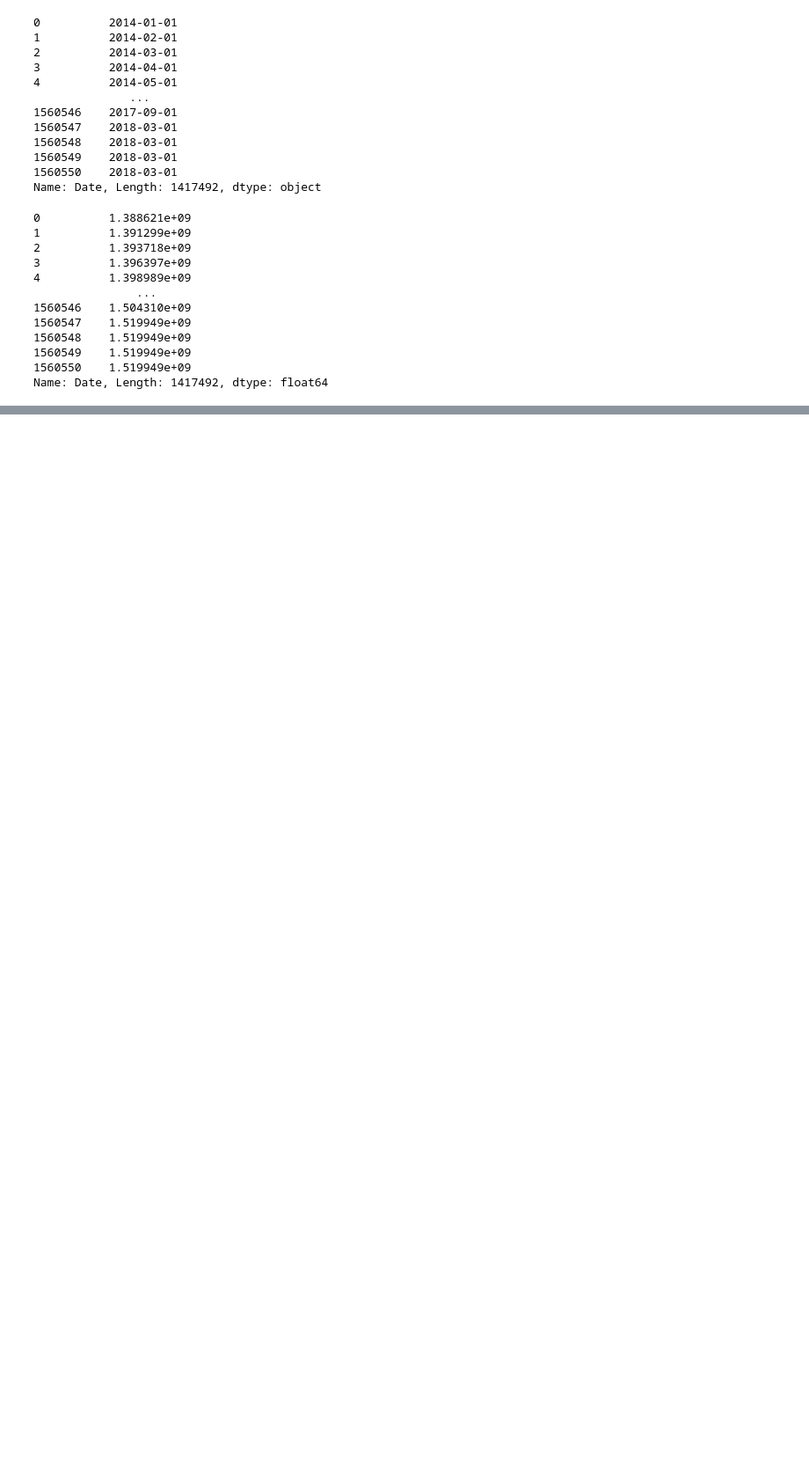
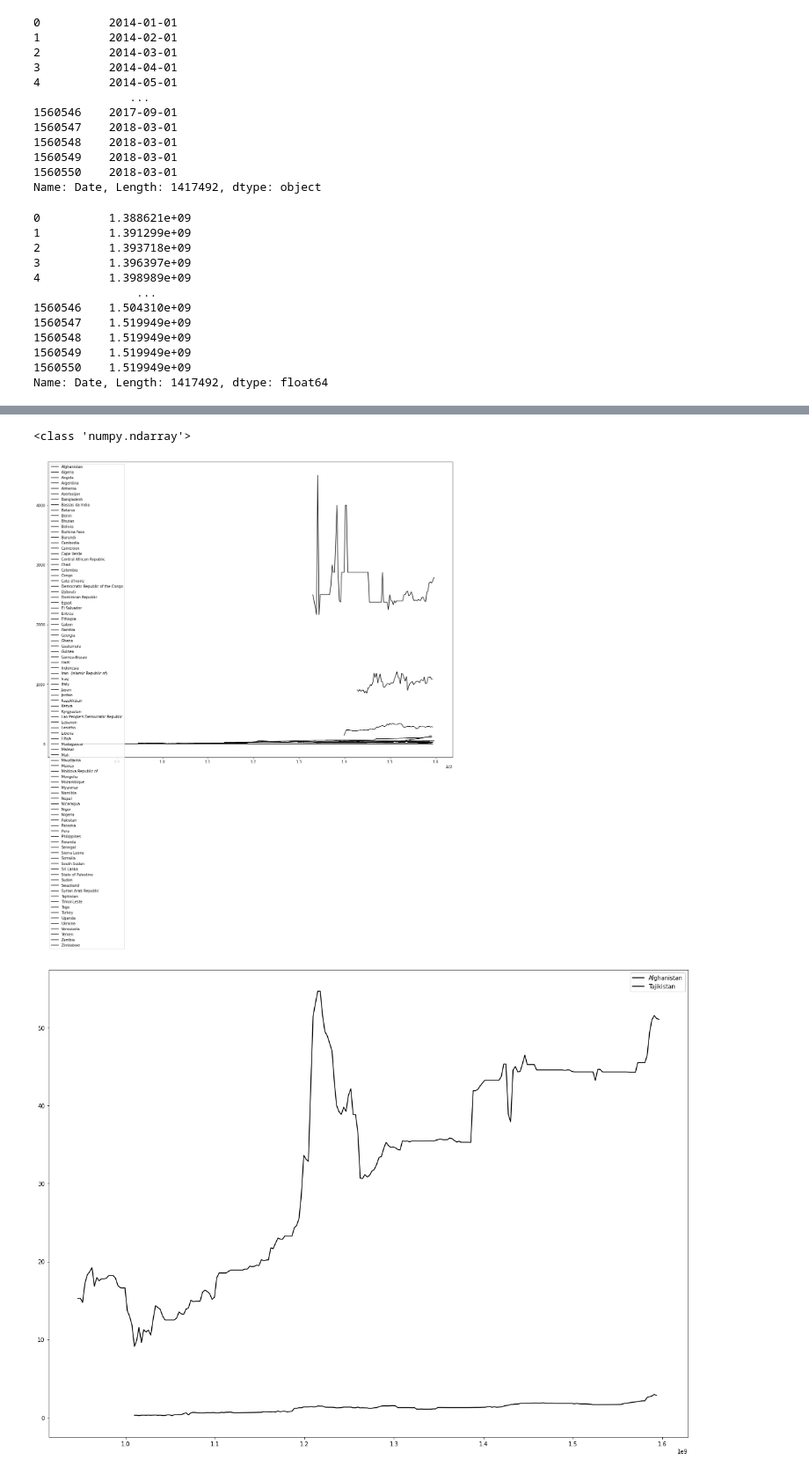
Before and after one commit to gigawawa/Food-Prices-Project, a Jupyter notebook: foodPriceAnalysis.ipynb, the cells around one changed output, grey strips where cells are left out. Shown at 88% size. Cells and saved outputs as stored; diff of their text form; code cells hidden in the pictures; blank space fills up the shorter version.

```diff
--- a/foodPriceAnalysis.ipynb
+++ b/foodPriceAnalysis.ipynb
@@ -569,2 +663,75 @@ scatterGraph('Afghanistan', 'Bread')
+# %%
+# Goal: Every Average for every counrty for ONE product
+def GraphAverages(product, countries = df['Country'].unique()):
+
+    plt.figure(figsize=(20,15))
+    for country in countries:
+        tempDF = df.loc[(df['Country']== country) & (df['Product Name']== product)]
+        tempDF_AverageMarketPrice =  tempDF.groupby('Date')['Market Price'].mean()
+        tempDF_AverageMarketPrice = tempDF_AverageMarketPrice.reset_index()
+
+        #Graph it
+        plt.plot(tempDF_AverageMarketPrice['Date'].apply(datetimeToFloat),tempDF_AverageMarketPrice['Market Price'],label=country, color='black');
+
+        # plt.title("Average Price of {} in {}".format(product, country))
+        # plt.xlabel("Date")
+        # plt.ylabel("Price ({})".format(tempDF['Currency'].unique()[0]))
+    plt.legend()
+    plt.show()
+
+
+
+    # DF_ProductDetails = df.loc[(df['Country']== country) & (df['Product Name']== product)]
+    # cities = DF_ProductDetails['City'].unique()
+    # sectionSize = math.ceil(len(cities) / NUM_STYLES)
+    # # print(len(tempDF['City'].unique()))
+    # # print(sectionSize)
+    # plt.figure(figsize=(20,15))
+
+    # # colorRGBlist = sns.color_palette(palette='gist_rainbow',n_colors = sectionSize)
+    # colorRGBlist = sns.color_palette(palette='hsv',n_colors = sectionSize)
+
+    # hexColorIndex = 0
+    # lineStyleIndex = -1
+
+    # #Create empty df with Date, province, market, price
+    # # display(DF_ProductDetails)
+    # DF_AverageMarketPrice =  DF_ProductDetails.groupby('Date')['Market Price'].mean()
+    # DF_AverageMarketPrice = DF_AverageMarketPrice.reset_index()
+    # # display(test)
+
+    # for label_num in range(len(cities)):
+    #     # print("label_num % (math.ceil(len(cities) / NUM_STYLES)) = {0}".format(label_num % (math.ceil(len(cities) / NUM_STYLES))))
+    #     label = cities[label_num]
+    #     if label_num % (math.ceil(len(cities) / NUM_STYLES)) == 0:
+    #         lineStyleIndex+=1
+    #         hexColorIndex = 0
+
+
+    #     productPriceCity = DF_ProductDetails.loc[(DF_ProductDetails['City']==label)]
+    #     plt.plot(productPriceCity['Date'].apply(datetimeToFloat),productPriceCity['Market Price'],label=label, color=colorRGBlist[hexColorIndex], linestyle=LINE_STYLES[lineStyleIndex]);
+    #     # sns.regplot(x=productPriceCity['Date'].apply(datetimeToFloat),y=productPriceCity['Market Price'],label=label, color=colorRGBlist[hexColorIndex], logx=True);
+    #     # sns.regplot(x=DF_AverageMarketPrice['Date'].apply(datetimeToFloat),y=DF_AverageMarketPrice['Market Price'],label=label, color=colorRGBlist[hexColorIndex]);
+    #     hexColorIndex += 1
+    # plt.plot(DF_AverageMarketPrice['Date'].apply(datetimeToFloat),DF_AverageMarketPrice['Market Price'],label="Average", color='black');
+
+
+    # plt.legend()
+    # plt.title("Average Price of {} in {}".format(product, country))
+    # plt.xlabel("Date")
+    # plt.ylabel("Price ({})".format(DF_ProductDetails['Currency'].unique()[0]))
+    # plt.show()
+
+countries = ("Afghanistan", "Tajikistan")
+country = "Afghanistan"
+product = "Bread"
+# GraphAverages(product, [country])
+print(type(df['Country'].unique()))
+GraphAverages(product)
+GraphAverages(product, countries)
+# %% [output]
+<class 'numpy.ndarray'>
+[figure, added]
+[figure, added]
 # %% [markdown]
 # Wishlist
```
Also changed, not shown: parts of 9 cells of this notebook.
